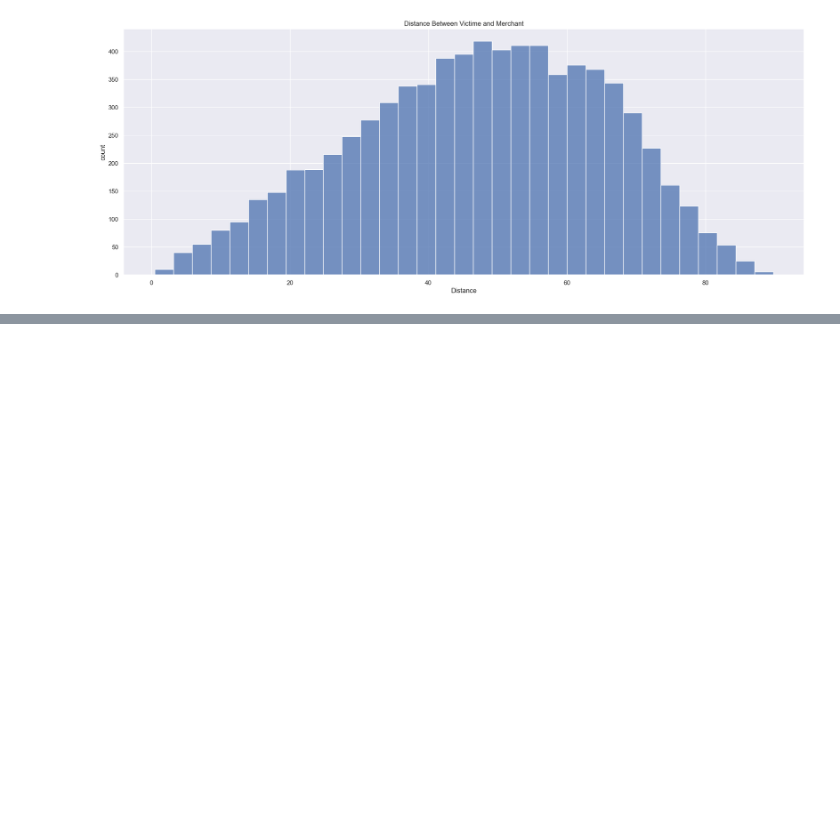
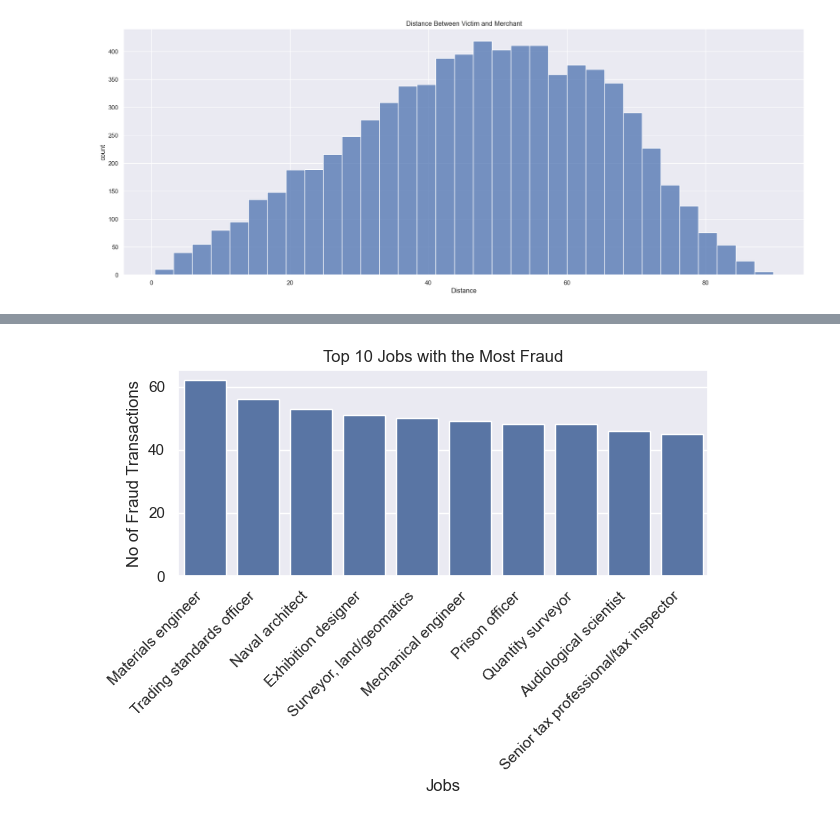
Before and after one commit to ArmaanAmoli/credit-card-fraud-detection, a Jupyter notebook: NoteBooks/dataExploration.ipynb, the cells around one changed output, grey strips where cells are left out. Cells and saved outputs as stored; diff of their text form; code cells hidden in the pictures; blank space fills up the shorter version.

```diff
--- a/NoteBooks/dataExploration.ipynb
+++ b/NoteBooks/dataExploration.ipynb
@@ -183,0 +256,16 @@ plt.show()
+# %%
+# Get top 10 jobs with most fraud
+jobs_fraud = data[['job','is_fraud']].loc[data['is_fraud']==1]
+top_10_jobs = jobs_fraud['job'].value_counts().head(10)
+
+# Create bar plot
+
+plt.title('Top 10 Jobs with the Most Fraud')
+sns.barplot(x=top_10_jobs.index, y=top_10_jobs.values)
+plt.xlabel('Jobs')
+plt.ylabel('No of Fraud Transactions')
+plt.xticks(rotation=45, ha='right')
+plt.tight_layout()
+plt.show()
+# %% [output]
+[figure, added]
```
Also changed, not shown: parts of 8 cells of this notebook.
